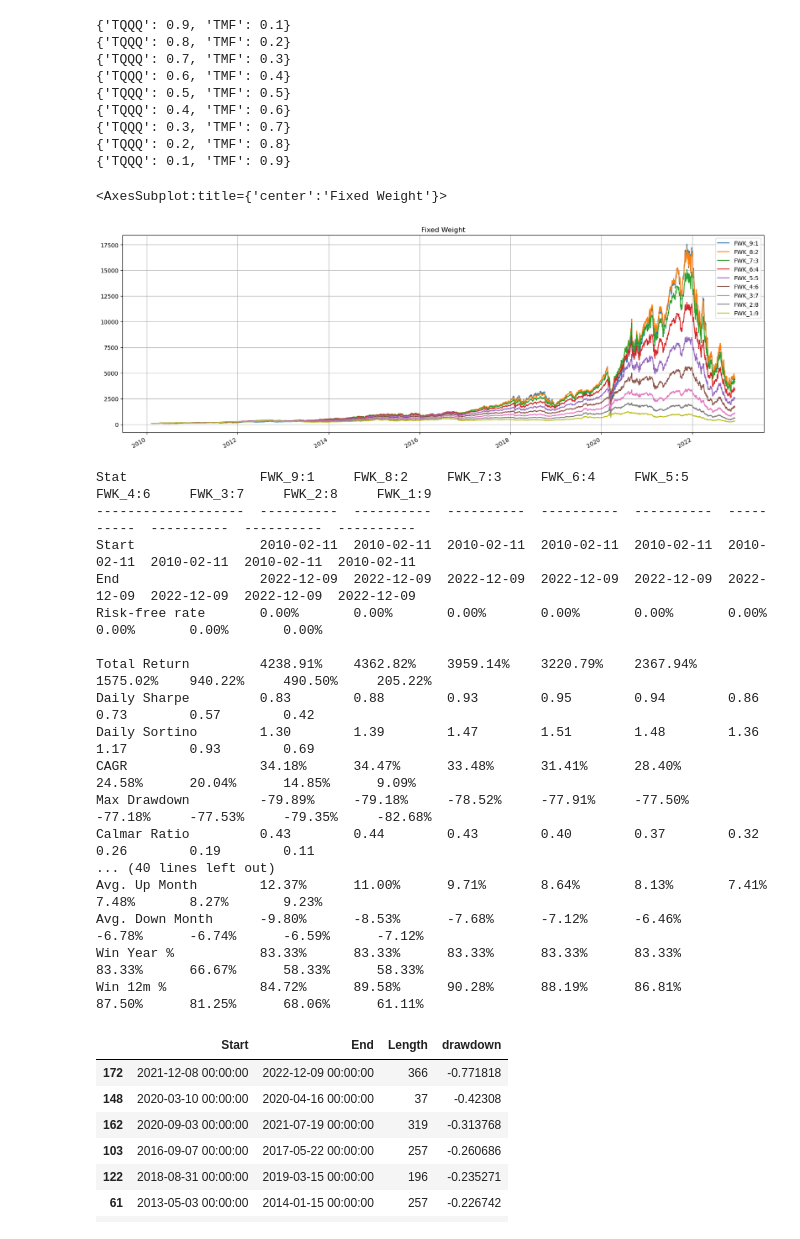
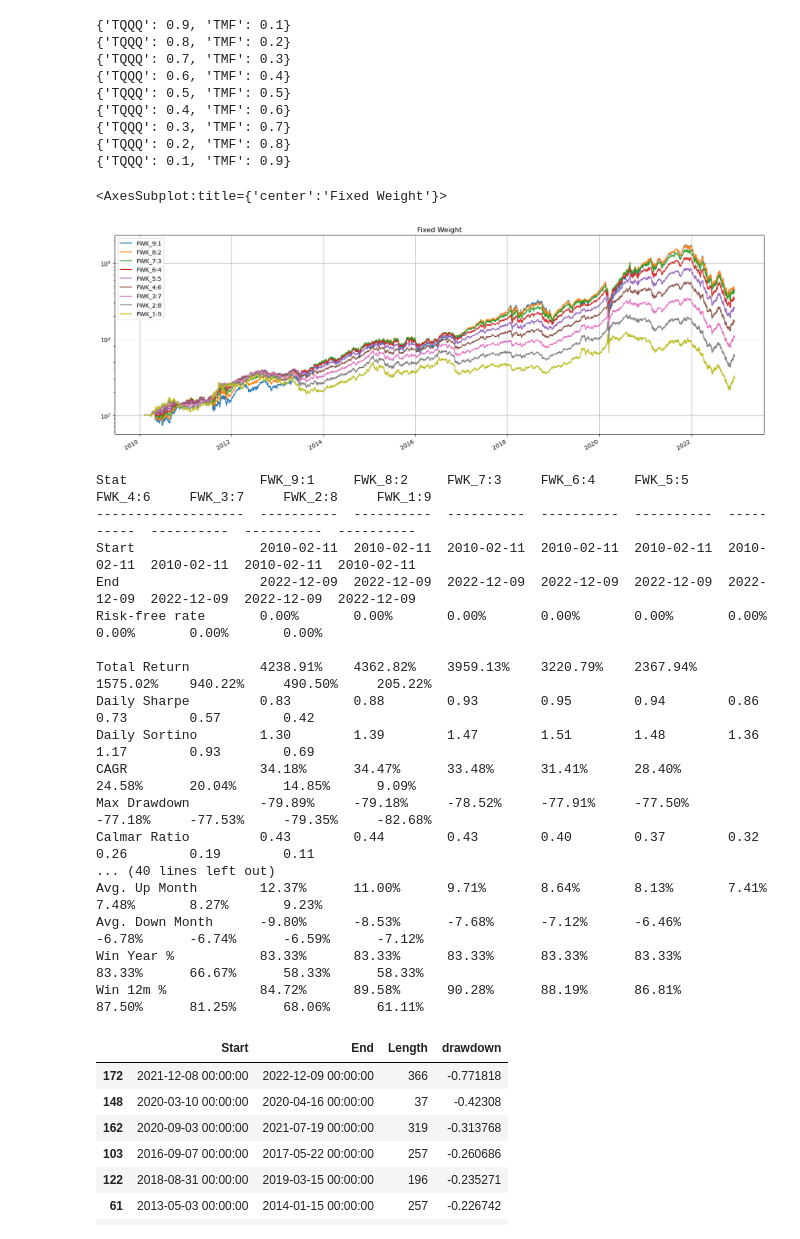
Before and after one commit to unius1004/DualMomentum, a Jupyter notebook: FixedWeight.ipynb, the cells around one changed output. Saved outputs shown, nothing was run; the diff lists cells and outputs as text; code cells hidden in the pictures.

```diff
--- a/FixedWeight.ipynb
+++ b/FixedWeight.ipynb
@@ -49,7 +51,7 @@ usdkrw = yf.download('KRW=X')['Adj Close']
 print('usdkrw \n', usdkrw)
 
 assets_krw = pd.merge(data, usdkrw, on='Date', how='outer').sort_values('Date')
-print('data_krw \n', data_krw)
+print('data_krw \n', assets_krw)
 
 start_day = assets_krw[assets_krw.columns[0]].first_valid_index()
 for c in assets_krw.columns:
@@ -62,8 +64,8 @@ assets_krw = assets_krw[start_day:].fillna(method='ffill')
 assets_krw.rename(columns={'Adj Close':'krw/usd'}, inplace=True)
 
 for i in range(0, len(assets_krw.columns) - 1):
-    assets_krw[assets_krw.columns[i]] = assets_krw[assets_krw.columns[i]] * data_krw['krw/usd']
-print(data_krw)
+    assets_krw[assets_krw.columns[i]] = assets_krw[assets_krw.columns[i]] * assets_krw['krw/usd']
+print(assets_krw)
 # %% [output]
 [*********************100%***********************]  1 of 1 completed
 usdkrw
@@ -287,10 +289,10 @@ fw_krw_report = bt.run(*fixedWeights_krw.values())
 {'TQQQ': 0.2, 'TMF': 0.8}
 {'TQQQ': 0.1, 'TMF': 0.9}
 # %%
-fw_krw_report.plot(figsize=(20,7), grid=True, title="Fixed Weight")
+fw_krw_report.plot(figsize=(20,7), grid=True, logy=True, title="Fixed Weight")
 # %% [output]
 <AxesSubplot:title={'center':'Fixed Weight'}>
-[figure, old version]
+[figure, new version]
 # %%
 fw_krw_report.prices[start_day:].calc_stats().display()
 # %% [output]
@@ -300,7 +302,7 @@ Start                2010-02-11  2010-02-11  2010-02-11  2010-02-11  2010-02-11
 End                  2022-12-09  2022-12-09  2022-12-09  2022-12-09  2022-12-09  2022-12-09  2022-12-09  2022-12-09  2022-12-09
 Risk-free rate       0.00%       0.00%       0.00%       0.00%       0.00%       0.00%       0.00%       0.00%       0.00%
 
-Total Return         4238.91%    4362.82%    3959.14%    3220.79%    2367.94%    1575.02%    940.22%     490.50%     205.22%
+Total Return         4238.91%    4362.82%    3959.13%    3220.79%    2367.94%    1575.02%    940.22%     490.50%     205.22%
 Daily Sharpe         0.83        0.88        0.93        0.95        0.94        0.86        0.73        0.57        0.42
 Daily Sortino        1.30        1.39        1.47        1.51        1.48        1.36        1.17        0.93        0.69
 CAGR                 34.18%      34.47%      33.48%      31.41%      28.40%      24.58%      20.04%      14.85%      9.09%
```
Also changed, not shown: parts of 11 cells of this notebook.
